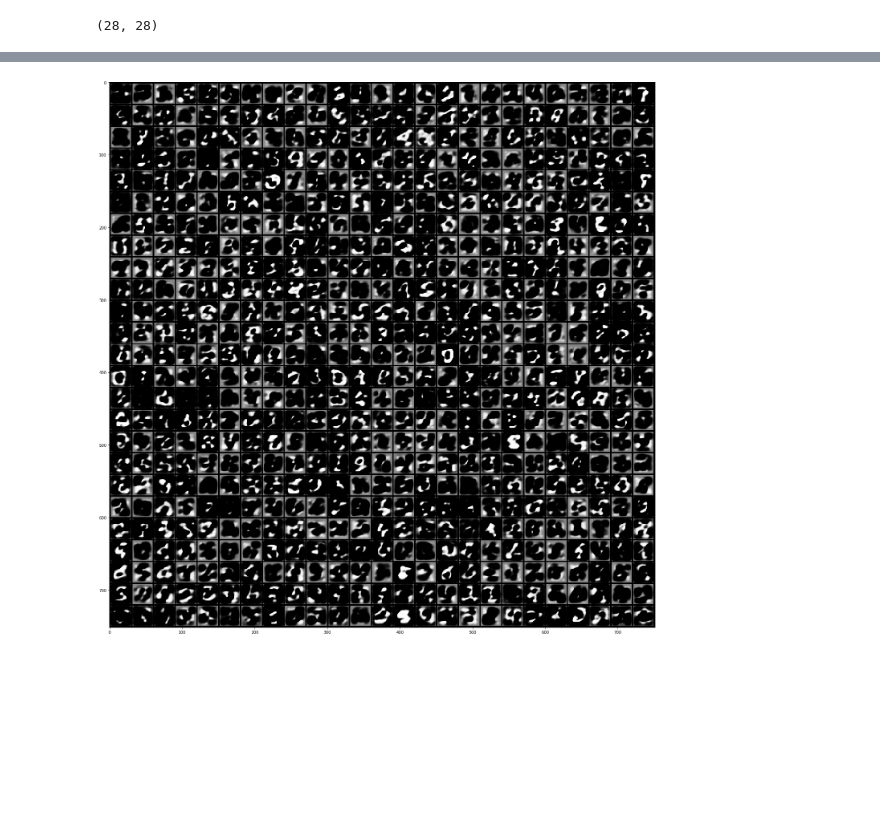
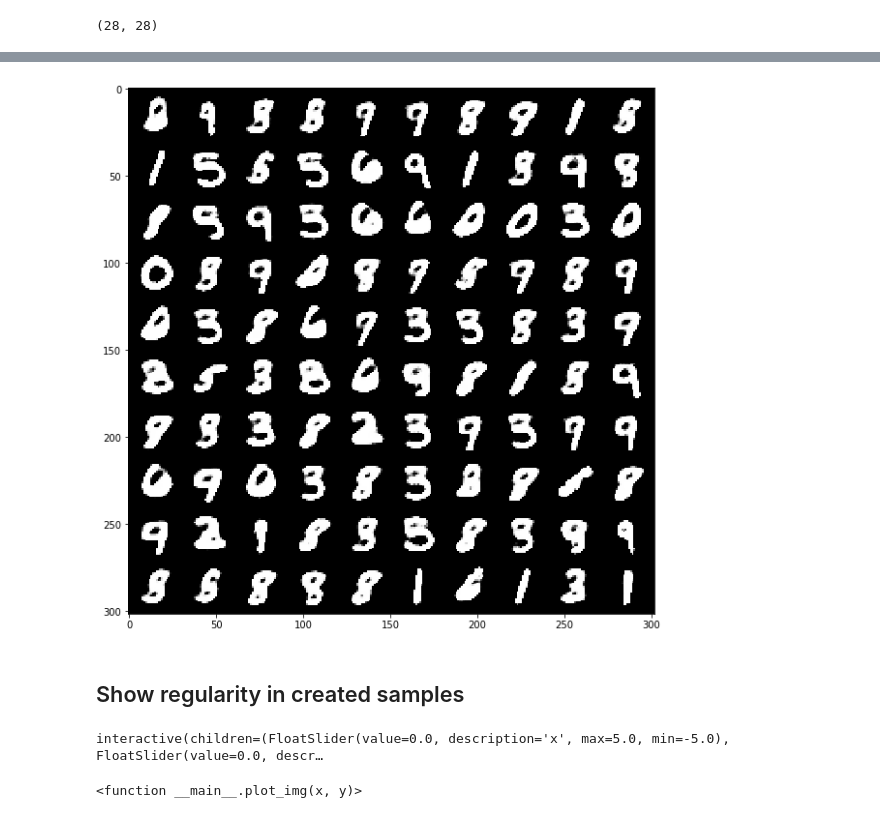
Before and after one commit to a1302z/GenerativeModels, a Jupyter notebook: eval_tools/VAE.ipynb, the cells around one changed output, grey strips where cells are left out. Saved outputs shown, nothing was run; the diff lists cells and outputs as text; code cells hidden in the pictures; blank space fills up the shorter version.

```diff
--- a/eval_tools/VAE.ipynb
+++ b/eval_tools/VAE.ipynb
@@ -10,11 +12,11 @@ parentdir = os.path.dirname(currentdir)
 sys.path.insert(0,parentdir)
 import models.Autoencoder as AE
 # %%
-hidden_size = (256,32)
+hidden_size = (128,2)
 model = AE.VariationalAutoencoder(input_size=(28,28), hidden_size=hidden_size)
 # %%
 #model_path = '../trained_models/VAE_MNIST_2019-03-10_22:52:35.332881_overfitted'
-model_path = '../trained_models/VAE_MNIST_2019-03-10_22:58:24.932630'
+model_path = '../trained_models/VAE_MNIST_2019-03-12_15:11:46.601470/final_model'
 checkpoint = torch.load(model_path)
 model.load_state_dict(checkpoint['model_state_dict'])
 # %%
@@ -66,16 +76,19 @@ plt.show()
 # %%
-square = 25
+square = 10
 imgs = []
 for i in range(square**2):
     eps = torch.randn(hidden_size[1])
     if cuda:
         eps = eps.cuda()
+    #eps = mu + torch.exp(log_var / 2) * eps
     img = model.decode(eps)
     img = img.squeeze(0).detach().cpu()
     imgs.append(img)
 imgs = make_grid(imgs, nrow=square)
 plt.figure(figsize=(square, square))
 plt.imshow(np.moveaxis(imgs.numpy(), 0, -1), cmap=plt.cm.gray)
 plt.show()
 # %% [output]
-[figure, old version]
+[figure, new version]
+# %% [markdown]
+## Show regularity in created samples
@@ -81,0 +104,6 @@ plt.show()
+# %%
+borders = 5.0
+wdg.interact(plot_img, x=wdg.FloatSlider(min=-borders, max=borders, step=0.1),y=wdg.FloatSlider(min=-borders, max=borders, step=0.1))
+# %% [output]
+interactive(children=(FloatSlider(value=0.0, description='x', max=5.0, min=-5.0), FloatSlider(value=0.0, descr…
+<function __main__.plot_img(x, y)>
```
Also changed, not shown: parts of 8 cells of this notebook, 21 other files.
